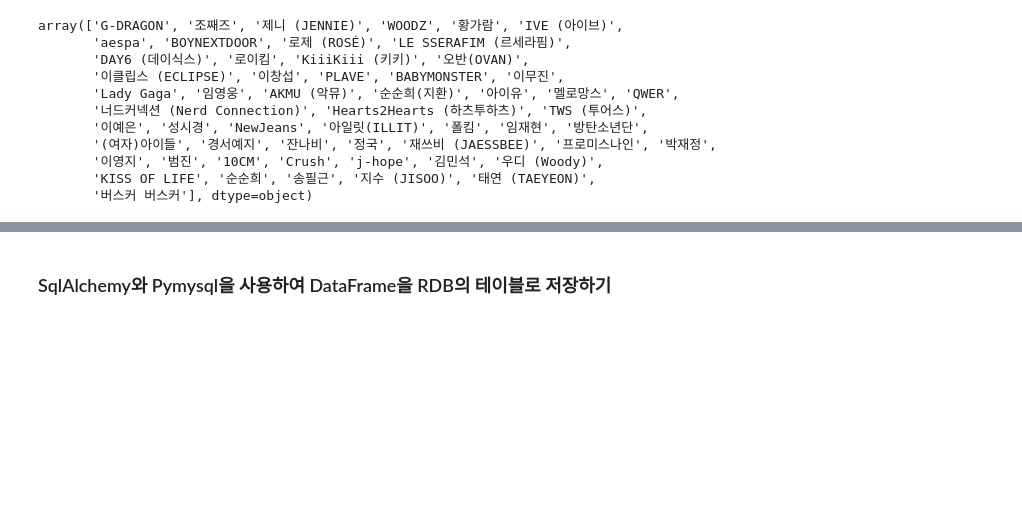
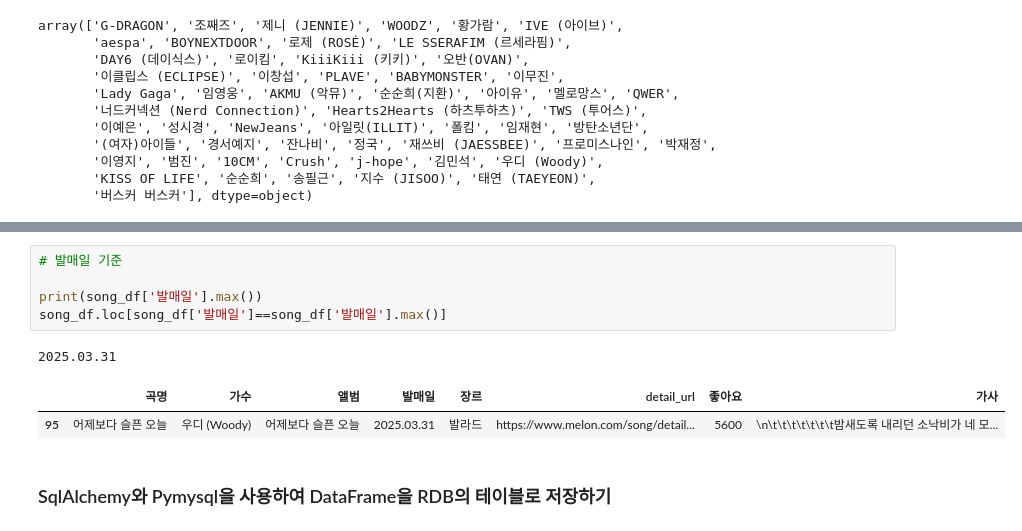
Before and after one commit to ikh0120/python_Webscraping_Analysis, a Jupyter notebook: 04.Melon100차트_데이터파싱_DB저장.ipynb, the cells around one changed output, grey strips where cells are left out. Drawn from its saved outputs; the diff is of its cells as text; blank space fills up the shorter version.

```diff
--- a/04.Melon100차트_데이터파싱_DB저장.ipynb
+++ b/04.Melon100차트_데이터파싱_DB저장.ipynb
@@ -377,3 +430,12 @@ song_df['앨범'].str
+# %%
+# 발매일 기준
+
+print(song_df['발매일'].max())
+song_df.loc[song_df['발매일']==song_df['발매일'].max()]
+# %% [output]
+2025.03.31
+|  | 곡명 | 가수 | 앨범 | 발매일 | 장르 | detail_url | 좋아요 | 가사 |
+| 95 | 어제보다 슬픈 오늘 | 우디 (Woody) | 어제보다 슬픈 오늘 | 2025.03.31 | 발라드 | https://www.melon.com/song/detail... | 5600 | \n\t\t\t\t\t\t\t밤새도록 내리던 소낙비가 네 모... |
 # %% [markdown]
 ### SqlAlchemy와 Pymysql을 사용하여 DataFrame을 RDB의 테이블로 저장하기
 # %%
```
Also changed, not shown: parts of 3 cells of this notebook.
